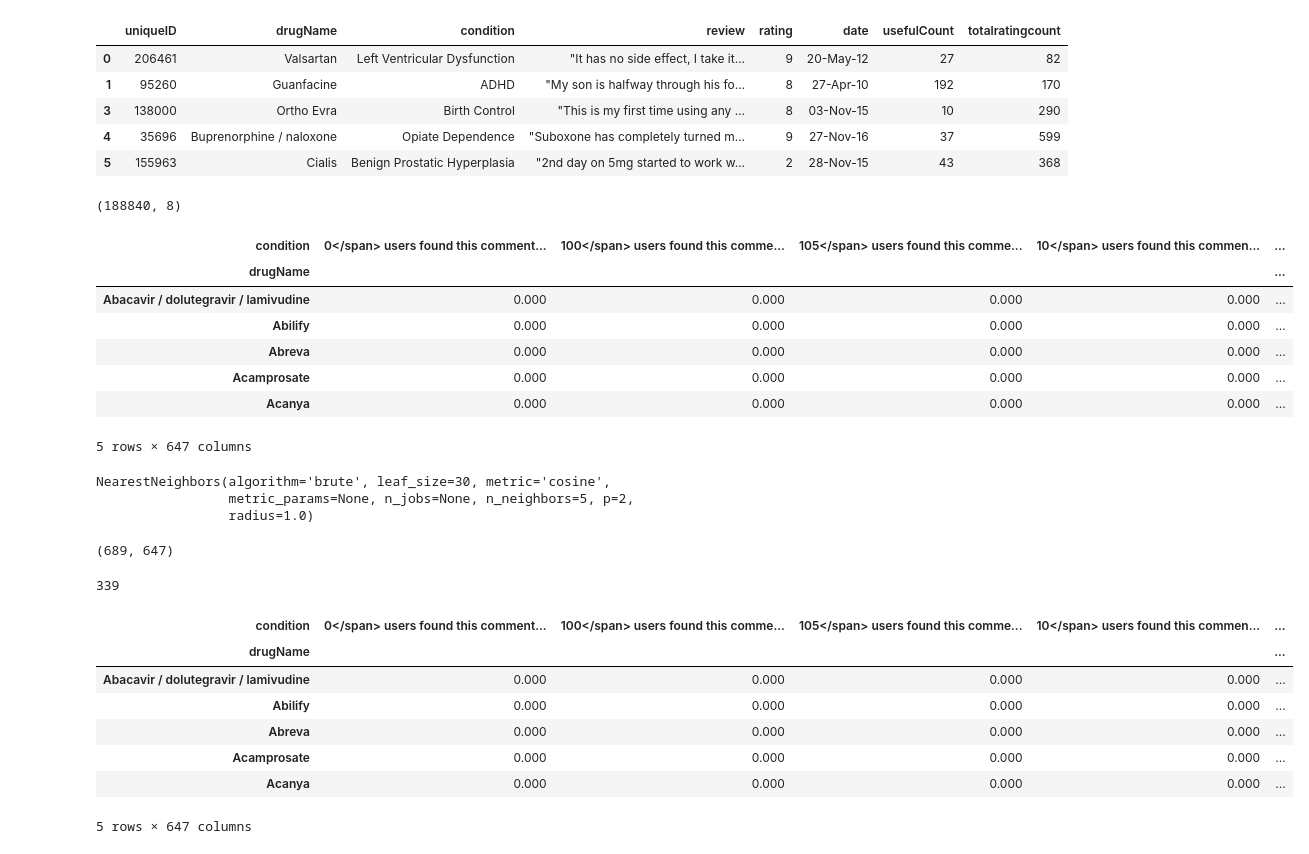
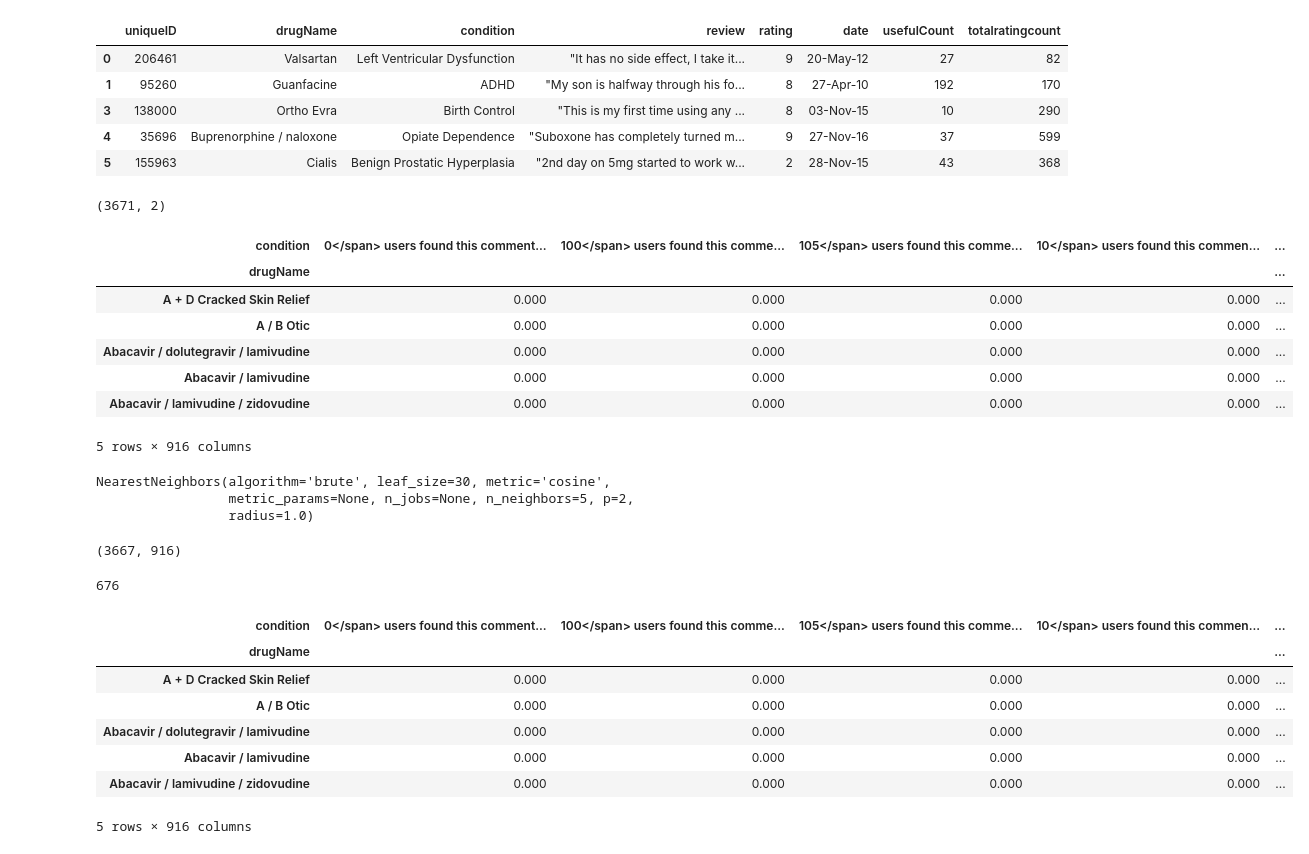
Before and after one commit to Ajay-Sai-Kiran/Recommendation-Systems, a Jupyter notebook: Drug_recommendation_system.ipynb, the cells around one changed output. Cells and saved outputs as stored; diff of their text form; code cells hidden in the pictures.

```diff
--- a/Drug_recommendation_system.ipynb
+++ b/Drug_recommendation_system.ipynb
@@ -93,21 +97,21 @@ rating_popular_drug.head()
 | 4 | 35696 | Buprenorphine / naloxone | Opiate Dependence | "Suboxone has completely turned m... | 9 | 27-Nov-16 | 37 | 599 |
 | 5 | 155963 | Cialis | Benign Prostatic Hyperplasia | "2nd day on 5mg started to work w... | 2 | 28-Nov-15 | 43 | 368 |
 # %%
-rating_popular_drug.shape
+drug_ratingcount.shape
 # %% [output]
-(188840, 8)
+(3671, 2)
 # %%
-final_dataset = rating_popular_drug.pivot_table(index='drugName',columns='condition',values='rating').fillna(0)
+final_dataset = drugs.pivot_table(index='drugName',columns='condition',values='rating').fillna(0)
 final_dataset.head()
 # %% [output]
 | condition | 0</span> users found this comment... | 100</span> users found this comme... | 105</span> users found this comme... | 10</span> users found this commen... | ... |
 | drugName |  |  |  |  | ... |
+| A + D Cracked Skin Relief | 0.000 | 0.000 | 0.000 | 0.000 | ... |
+| A / B Otic | 0.000 | 0.000 | 0.000 | 0.000 | ... |
 | Abacavir / dolutegravir / lamivudine | 0.000 | 0.000 | 0.000 | 0.000 | ... |
-| Abilify | 0.000 | 0.000 | 0.000 | 0.000 | ... |
-| Abreva | 0.000 | 0.000 | 0.000 | 0.000 | ... |
-| Acamprosate | 0.000 | 0.000 | 0.000 | 0.000 | ... |
-| Acanya | 0.000 | 0.000 | 0.000 | 0.000 | ... |
+| Abacavir / lamivudine | 0.000 | 0.000 | 0.000 | 0.000 | ... |
+| Abacavir / lamivudine / zidovudine | 0.000 | 0.000 | 0.000 | 0.000 | ... |
-5 rows × 647 columns
+5 rows × 916 columns
 # %%
 from scipy.sparse import csr_matrix
 drug_features_matrix=csr_matrix(final_dataset.values)
@@ -121,24 +125,24 @@ NearestNeighbors(algorithm='brute', leaf_size=30, metric='cosine',
 # %%
 final_dataset.shape
 # %% [output]
-(689, 647)
+(3667, 916)
 # %%
 query_index=np.random.choice(final_dataset.shape[1])
 print(query_index)
-distances,indices=model_knn.kneighbors(final_dataset.iloc[query_index,:].values.reshape(1,-1),n_neighbors=6)
+distances,indices=model_knn.kneighbors(final_dataset.iloc[query_index,:].values.reshape(1,-1),n_neighbors=10)
 # %% [output]
-339
+676
 # %%
 final_dataset.head()
 # %% [output]
 | condition | 0</span> users found this comment... | 100</span> users found this comme... | 105</span> users found this comme... | 10</span> users found this commen... | ... |
 | drugName |  |  |  |  | ... |
+| A + D Cracked Skin Relief | 0.000 | 0.000 | 0.000 | 0.000 | ... |
+| A / B Otic | 0.000 | 0.000 | 0.000 | 0.000 | ... |
 | Abacavir / dolutegravir / lamivudine | 0.000 | 0.000 | 0.000 | 0.000 | ... |
-| Abilify | 0.000 | 0.000 | 0.000 | 0.000 | ... |
-| Abreva | 0.000 | 0.000 | 0.000 | 0.000 | ... |
-| Acamprosate | 0.000 | 0.000 | 0.000 | 0.000 | ... |
-| Acanya | 0.000 | 0.000 | 0.000 | 0.000 | ... |
+| Abacavir / lamivudine | 0.000 | 0.000 | 0.000 | 0.000 | ... |
+| Abacavir / lamivudine / zidovudine | 0.000 | 0.000 | 0.000 | 0.000 | ... |
-5 rows × 647 columns
+5 rows × 916 columns
 # %%
 for i in range(0,len(distances.flatten())):
   if i ==0:
```
Also changed, not shown: parts of 12 cells of this notebook.
